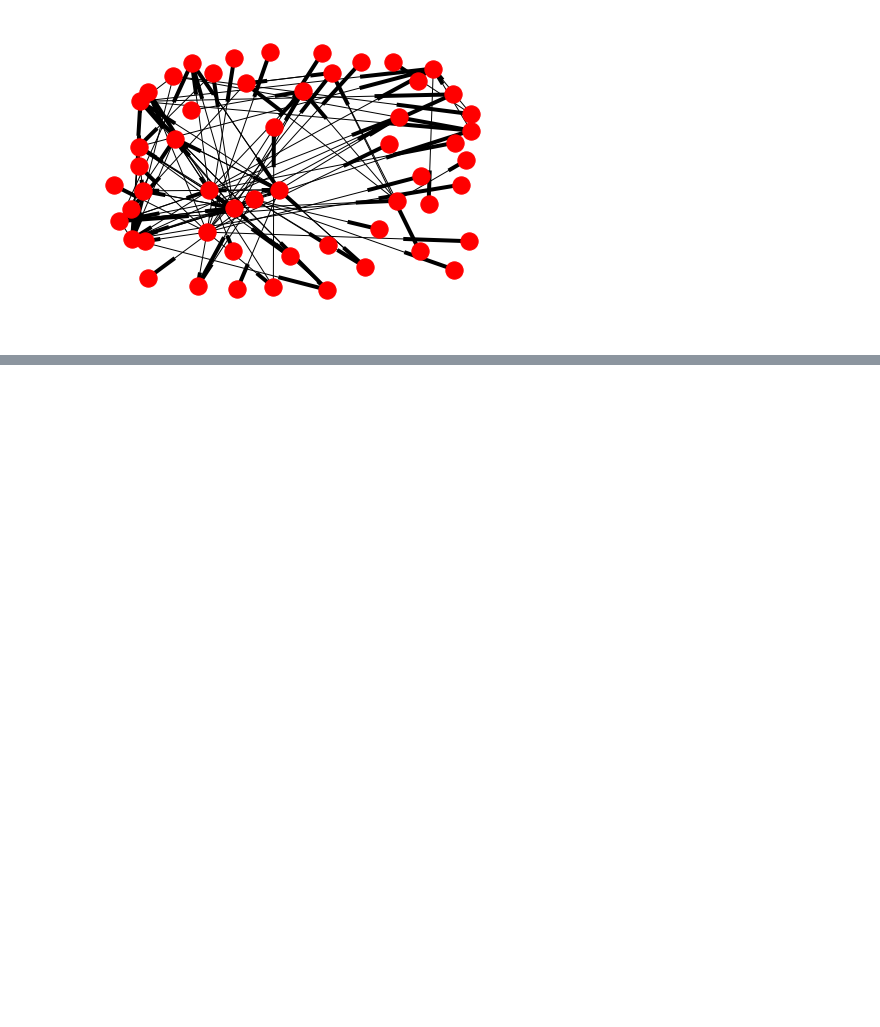
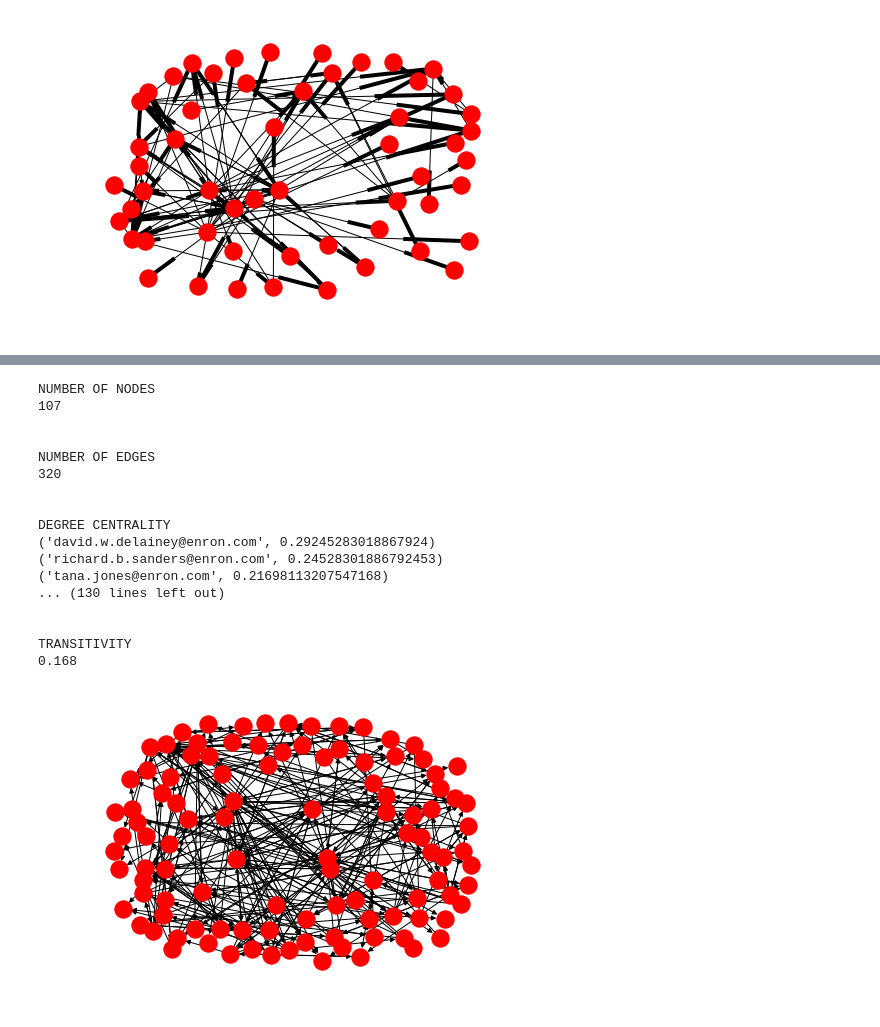
Before and after one commit to MohammedSiddiqui/social_network_analysis, a Jupyter notebook: term_project/project.ipynb, the cells around one changed output, grey strips where cells are left out. Saved outputs shown, nothing was run; the diff lists cells and outputs as text; code cells hidden in the pictures; blank space fills up the shorter version.

```diff
--- a/term_project/project.ipynb
+++ b/term_project/project.ipynb
@@ -209,0 +210,21 @@ TRANSITIVITY
+# %%
+graph_statistics('2000-10-01 00:00:00', '2000-10-31 23:59:59')
+# %% [output]
+NUMBER OF NODES
+107
+
+
+NUMBER OF EDGES
+320
+
+
+DEGREE CENTRALITY
+('david.w.delainey@enron.com', 0.29245283018867924)
+('richard.b.sanders@enron.com', 0.24528301886792453)
+('tana.jones@enron.com', 0.21698113207547168)
+... (130 lines left out)
+
+
+TRANSITIVITY
+0.168
+[figure, added]
```
Also changed, not shown: parts of 4 cells of this notebook, 1 other file.
